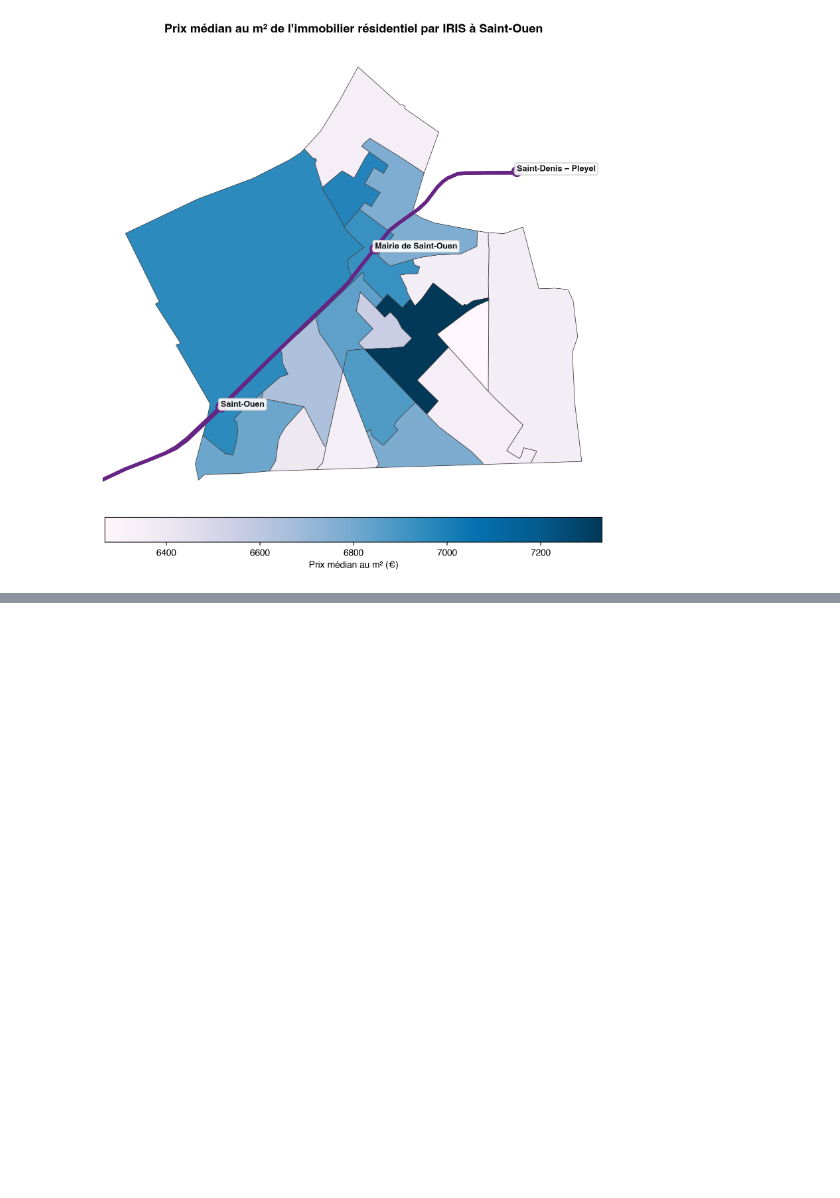
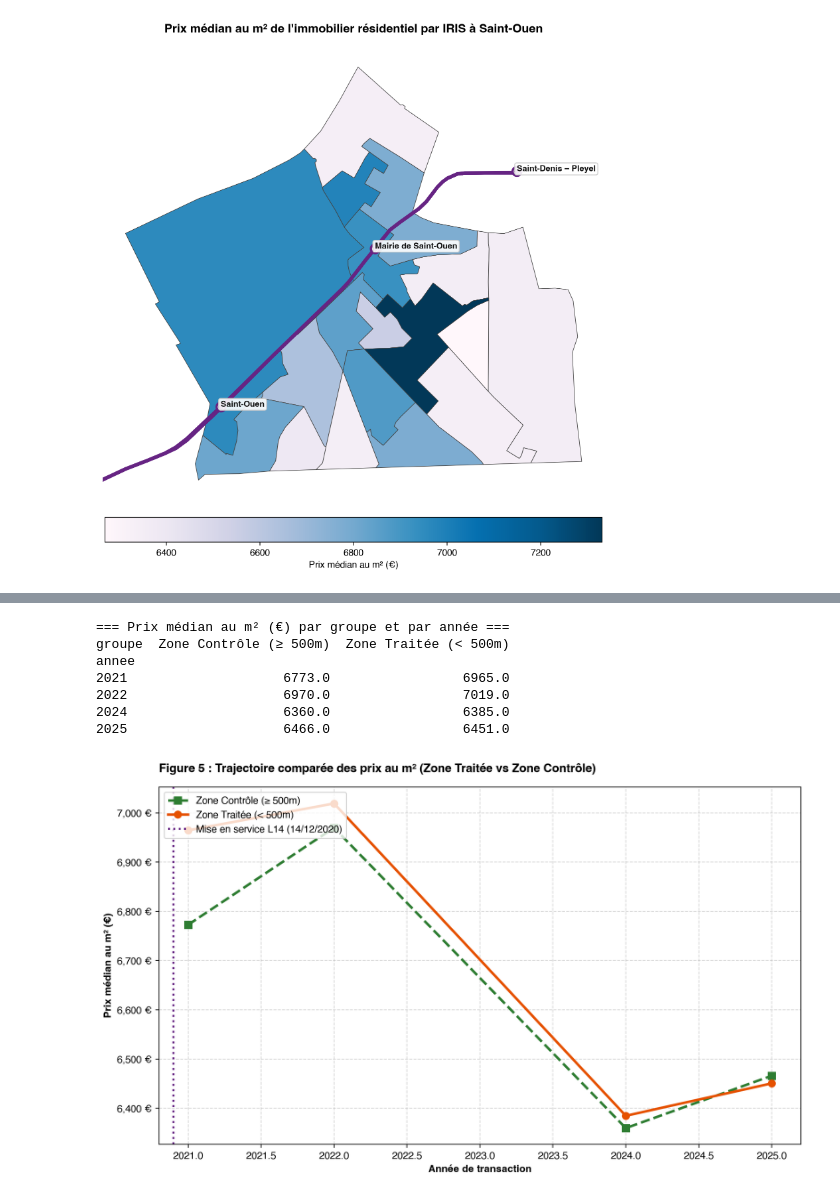
Before and after one commit to borhaney/projet_python_2a_ensae, a Jupyter notebook: notebook_borhane.ipynb, the cells around one changed output, grey strips where cells are left out. Cells and saved outputs as stored; diff of their text form; code cells hidden in the pictures; blank space fills up the shorter version.

Commit message:
feat: ajout du zonage spatiale par buffers (500m/800m) et des trajectoires de prix

```diff
--- a/notebook_borhane.ipynb
+++ b/notebook_borhane.ipynb
@@ -184,0 +257,66 @@ plt.show()
+# %%
+# 1. Calcul des prix médians par année et par zone
+df_analyse, table_prix = analyser_evolution_prix_groupes(
+    df_logements, zone_etude_analysis
+)
+
+# Affichage du tableau récapitulatif
+print("=== Prix médian au m² (€) par groupe et par année ===")
+print(table_prix.round(0))
+
+# 2. Tracé des trajectoires temporelles
+fig, ax = plt.subplots(figsize=(10, 6))
+
+couleurs = {
+    "Zone Traitée (< 500m)": "#e65100",
+    "Zone Contrôle (≥ 500m)": "#2e7d32",
+}
+styles = {"Zone Traitée (< 500m)": "o-", "Zone Contrôle (≥ 500m)": "s--"}
+
+for col in table_prix.columns:
+    ax.plot(
+        table_prix.index,
+        table_prix[col],
+        styles.get(col, "o-"),
+        color=couleurs.get(col, "#333333"),
+        linewidth=2.5,
+        markersize=7,
+        label=col,
+    )
+
+# Repère temporel : Inauguration Ligne 14 (Décembre 2020)
+ax.axvline(
+    x=2020.9,
+    color="#662483",
+    linestyle=":",
+    linewidth=2,
+    label="Mise en service L14 (14/12/2020)",
+)
+
+# Habillage et légendes
+ax.set_title(
+    "Figure 5 : Trajectoire comparée des prix au m² (Zone Traitée vs Zone Contrôle)",
+    fontsize=12,
+    fontweight="bold",
+    pad=15,
+    loc="left",
+)
+ax.set_xlabel("Année de transaction", fontsize=10, fontweight="bold")
+ax.set_ylabel("Prix médian au m² (€)", fontsize=10, fontweight="bold")
+ax.grid(True, linestyle="--", alpha=0.5)
+ax.legend(loc="upper left", frameon=True, facecolor="white", edgecolor="#cccccc")
+
+# Formatage de l'axe des ordonnées en euros (€)
+ax.yaxis.set_major_formatter("{x:,.0f} €")
+
+plt.tight_layout()
+plt.show()
+# %% [output]
+=== Prix médian au m² (€) par groupe et par année ===
+groupe  Zone Contrôle (≥ 500m)  Zone Traitée (< 500m)
+annee
+2021                    6773.0                 6965.0
+2022                    6970.0                 7019.0
+2024                    6360.0                 6385.0
+2025                    6466.0                 6451.0
+[figure, added]
```
Also changed, not shown: parts of 8 cells of this notebook, 1 other file.
